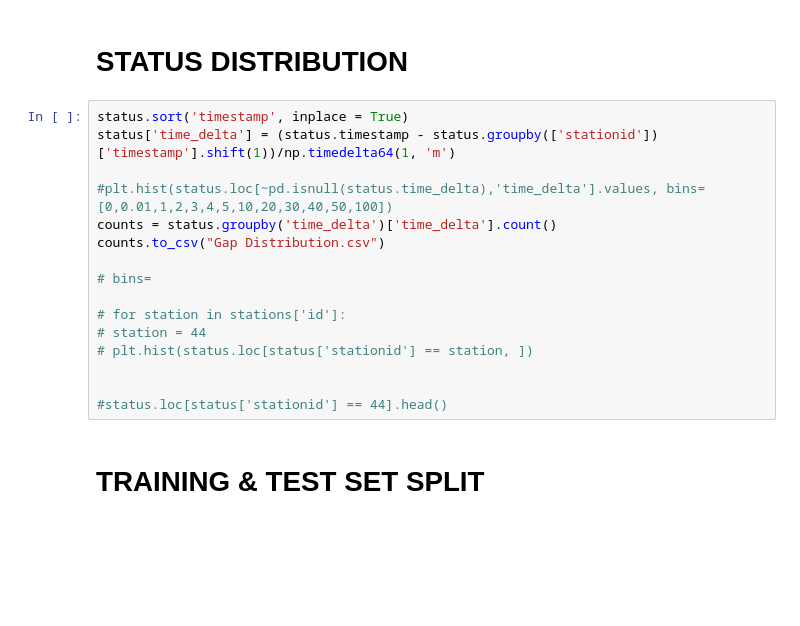
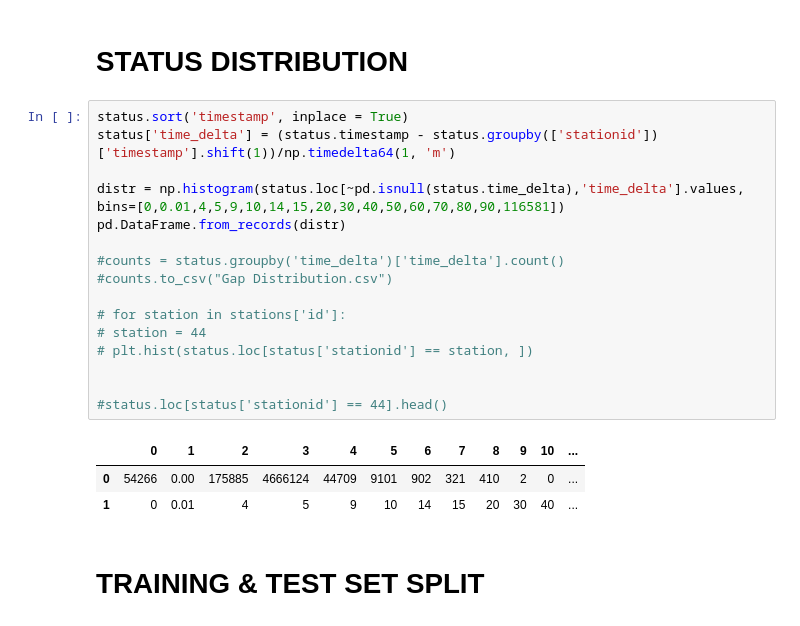
Before and after one commit to CS109Hubway/classp, a Jupyter notebook: Test_Hubway.ipynb, the cells around one changed output. Drawn from its saved outputs; the diff is of its cells as text; blank space fills up the shorter version.

Commit message:
modified the distribution to bins

```diff
--- a/Test_Hubway.ipynb
+++ b/Test_Hubway.ipynb
@@ -198,19 +198,23 @@ plt.legend(['game day', 'off day'], loc='upper left', fontsize=20);
 # %%
 status.sort('timestamp', inplace = True)
 status['time_delta'] = (status.timestamp - status.groupby(['stationid'])['timestamp'].shift(1))/np.timedelta64(1, 'm')
 
-#plt.hist(status.loc[~pd.isnull(status.time_delta),'time_delta'].values, bins=[0,0.01,1,2,3,4,5,10,20,30,40,50,100])
-counts = status.groupby('time_delta')['time_delta'].count()
-counts.to_csv("Gap Distribution.csv")
+distr = np.histogram(status.loc[~pd.isnull(status.time_delta),'time_delta'].values, bins=[0,0.01,4,5,9,10,14,15,20,30,40,50,60,70,80,90,116581])
+pd.DataFrame.from_records(distr)
 
-# bins=
+#counts = status.groupby('time_delta')['time_delta'].count()
+#counts.to_csv("Gap Distribution.csv")
 
 # for station in stations['id']:
 # station = 44
 # plt.hist(status.loc[status['stationid'] == station, ])
 
 
 #status.loc[status['stationid'] == 44].head()
+# %% [output]
+|  | 0 | 1 | 2 | 3 | 4 | 5 | 6 | 7 | 8 | 9 | 10 | ... |
+| 0 | 54266 | 0.00 | 175885 | 4666124 | 44709 | 9101 | 902 | 321 | 410 | 2 | 0 | ... |
+| 1 | 0 | 0.01 | 4 | 5 | 9 | 10 | 14 | 15 | 20 | 30 | 40 | ... |
 # %% [markdown]
 # TRAINING & TEST SET SPLIT
 # %% [markdown]
```
